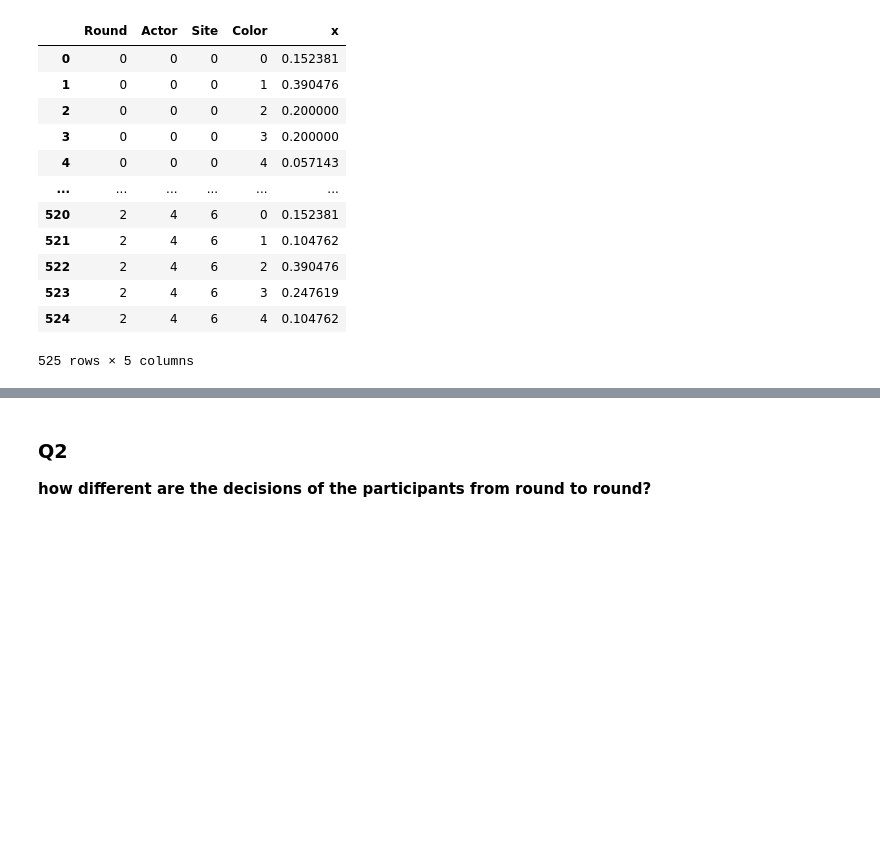
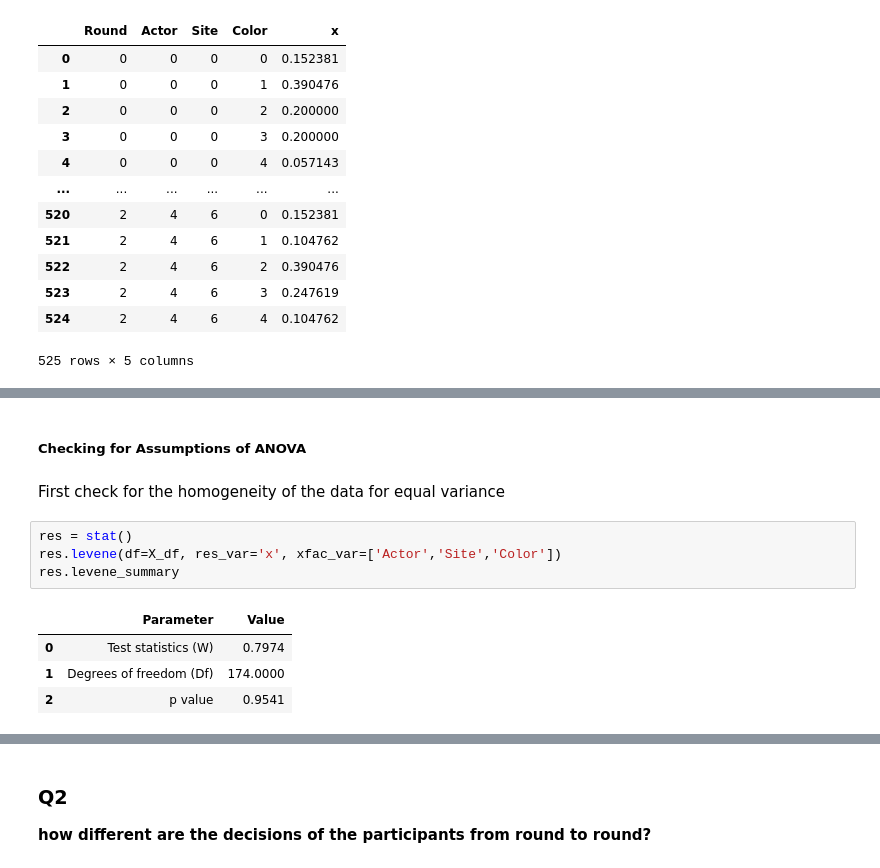
Before and after one commit to shervinazadi/EquiCity_Data, a Jupyter notebook: notebooks/ECG_PP_14_Explore_Data.ipynb, the cells around one changed output, grey strips where cells are left out. Saved outputs shown, nothing was run; the diff lists cells and outputs as text; blank space fills up the shorter version.

```diff
--- a/notebooks/ECG_PP_14_Explore_Data.ipynb
+++ b/notebooks/ECG_PP_14_Explore_Data.ipynb
@@ -210,0 +269,13 @@ X_df
+# %% [markdown]
+##### Checking for Assumptions of ANOVA
+# %% [markdown]
+First check for the homogeneity of the data for equal variance
+# %%
+res = stat()
+res.levene(df=X_df, res_var='x', xfac_var=['Actor','Site','Color'])
+res.levene_summary
+# %% [output]
+|  | Parameter | Value |
+| 0 | Test statistics (W) | 0.7974 |
+| 1 | Degrees of freedom (Df) | 174.0000 |
+| 2 | p value | 0.9541 |
```
Also changed, not shown: parts of 10 cells of this notebook.
